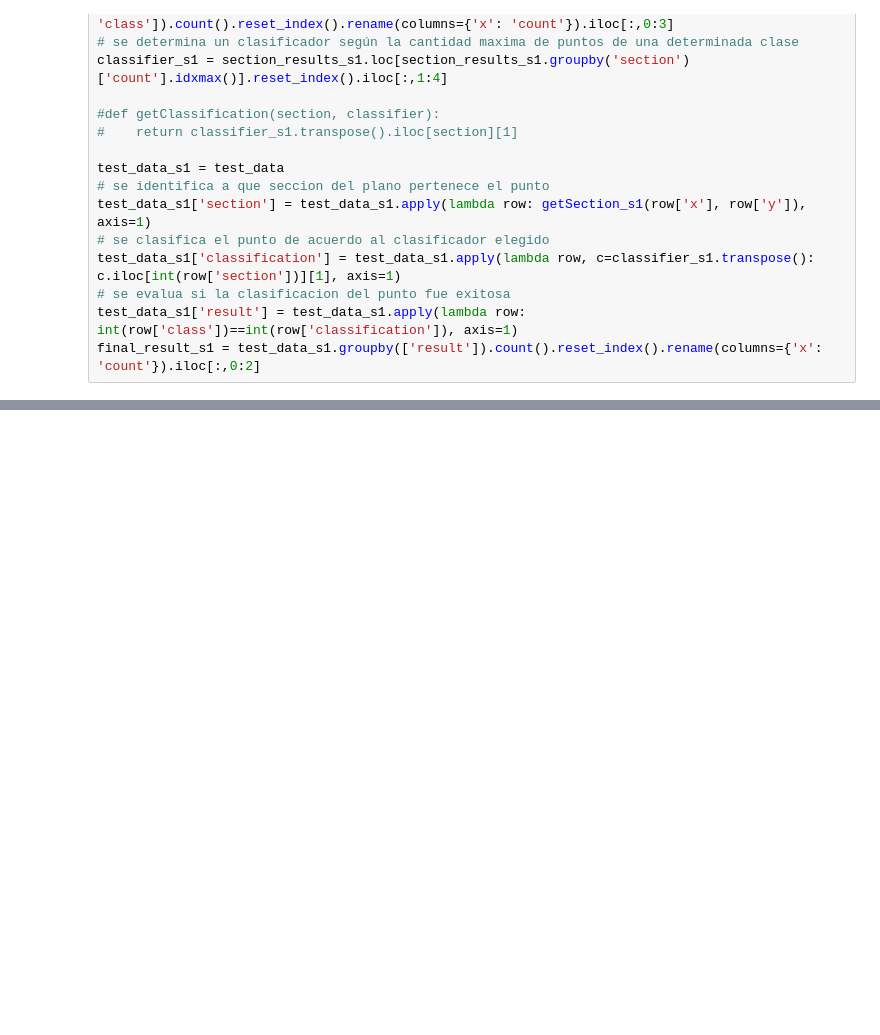
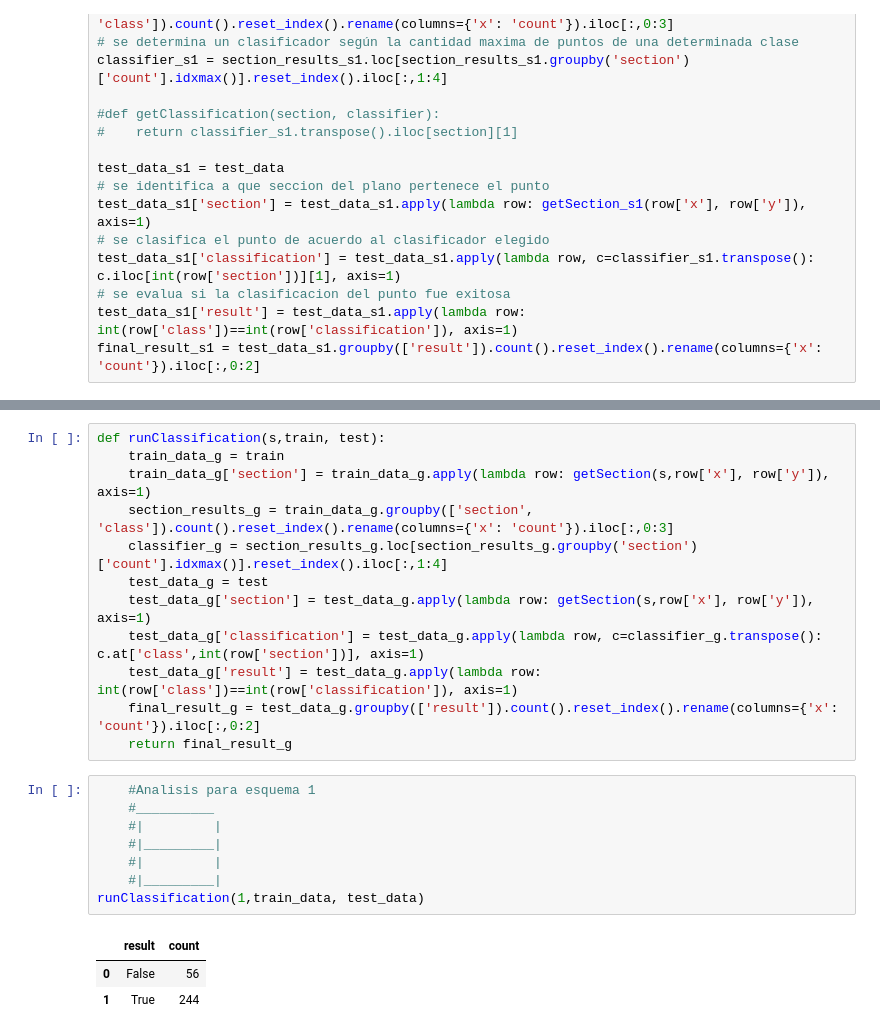
Before and after one commit to guidoAlbarello/aprendizajeEstadistico, a Jupyter notebook: ComparacionClasificadores.ipynb, the cells around one changed output, grey strips where cells are left out. Drawn from its saved outputs; the diff is of its cells as text; blank space fills up the shorter version.

```diff
--- a/ComparacionClasificadores.ipynb
+++ b/ComparacionClasificadores.ipynb
@@ -141,0 +236,24 @@ plt.show()
+# %%
+def runClassification(s,train, test):
+    train_data_g = train
+    train_data_g['section'] = train_data_g.apply(lambda row: getSection(s,row['x'], row['y']), axis=1)
+    section_results_g = train_data_g.groupby(['section', 'class']).count().reset_index().rename(columns={'x': 'count'}).iloc[:,0:3]
+    classifier_g = section_results_g.loc[section_results_g.groupby('section')['count'].idxmax()].reset_index().iloc[:,1:4]
+    test_data_g = test
+    test_data_g['section'] = test_data_g.apply(lambda row: getSection(s,row['x'], row['y']), axis=1)
+    test_data_g['classification'] = test_data_g.apply(lambda row, c=classifier_g.transpose(): c.at['class',int(row['section'])], axis=1)
+    test_data_g['result'] = test_data_g.apply(lambda row: int(row['class'])==int(row['classification']), axis=1)
+    final_result_g = test_data_g.groupby(['result']).count().reset_index().rename(columns={'x': 'count'}).iloc[:,0:2]
+    return final_result_g
+# %%
+    #Analisis para esquema 1
+    #__________
+    #|         |
+    #|_________|
+    #|         |
+    #|_________|
+runClassification(1,train_data, test_data)
+# %% [output]
+|  | result | count |
+| 0 | False | 56 |
+| 1 | True | 244 |
```
Also changed, not shown: parts of 13 cells of this notebook, 2 other files.
